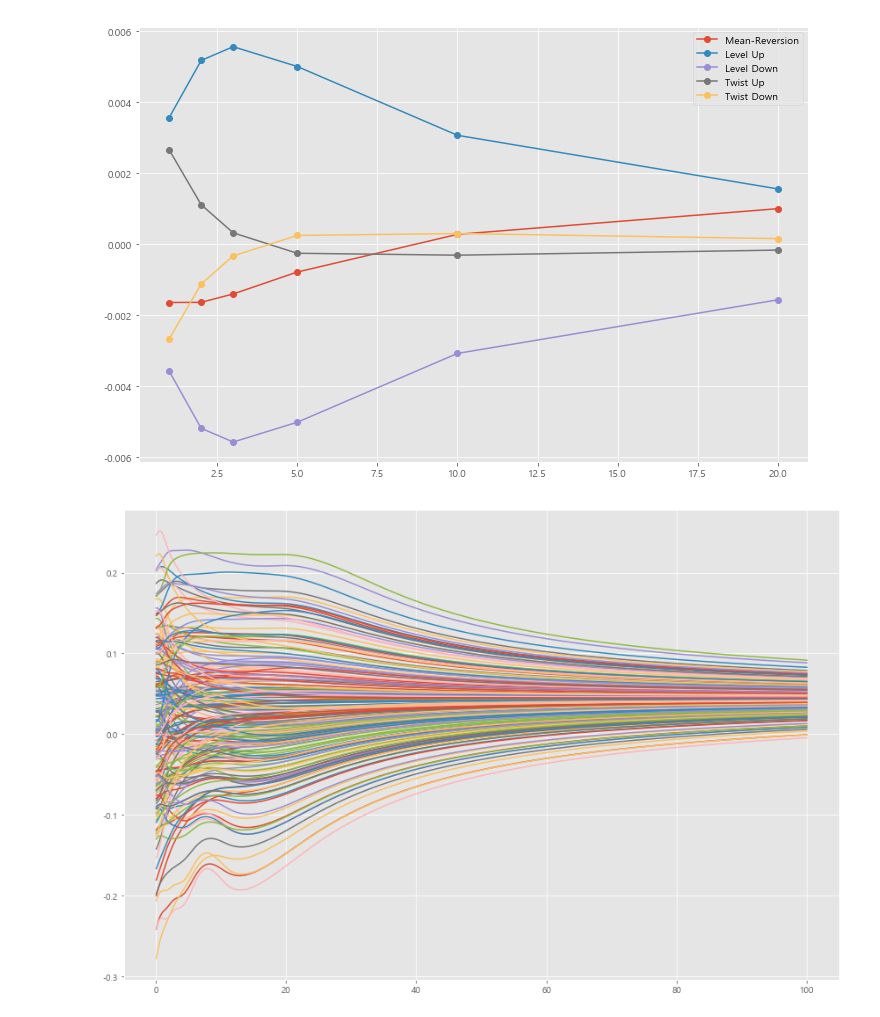
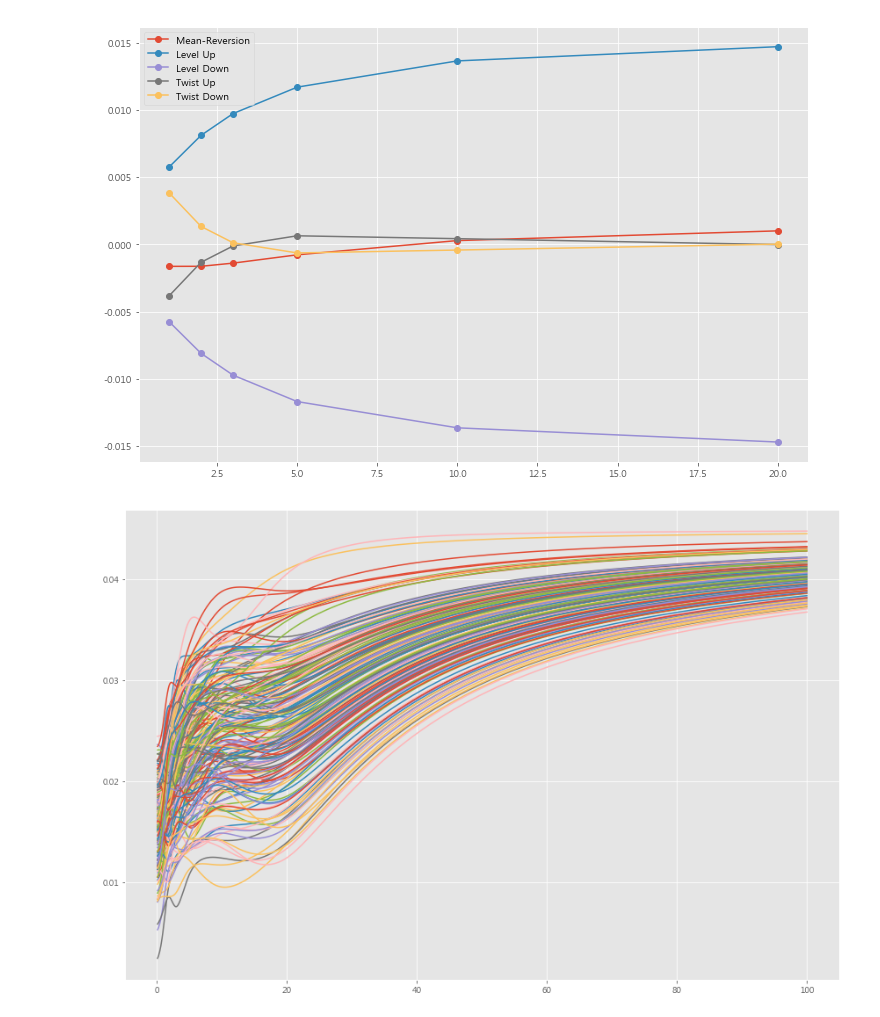
Before and after one commit to lee3jjang/hello-world, a Jupyter notebook: Quantitative Finance/금리시나리오_DNS_V2.ipynb, the cells around one changed output. Saved outputs shown, nothing was run; the diff lists cells and outputs as text; code cells hidden in the pictures.

```diff
--- a/Quantitative Finance/금리시나리오_DNS_V2.ipynb
+++ b/Quantitative Finance/금리시나리오_DNS_V2.ipynb
@@ -120,14 +120,15 @@ class DNS(KalmanFilter):
         self.params = params
         lambda_, eps, kappa1, kappa2, kappa3, theta1, theta2, theta3, sigma11, sigma21, sigma22, sigma31, sigma32, sigma33 = params
         dt, tau = self.dt, self.tau
+        S = np.array([[sigma11, 0, 0],
+                      [sigma21, sigma22, 0],
+                      [sigma31, sigma32, sigma33]])
 
         A = np.array([[1-kappa1*dt, 0, 0],
                       [0, 1-kappa2*dt, 0],
                       [0, 0, 1-kappa3*dt]])
         B = np.array([kappa1*theta1*dt, kappa2*theta2*dt, kappa3*theta3*dt])
-        Q = np.array([[sigma11**2, sigma21, sigma31],
-                      [sigma21, sigma22**2, sigma32],
-                      [sigma31, sigma32, sigma33**2]])*dt
+        Q = S@S.T*dt
         H = np.array([[1, (1-np.exp(-lambda_*t))/(lambda_*t), (1-np.exp(-lambda_*t))/(lambda_*t)-np.exp(-lambda_*t)] for t in tau])
         G = np.zeros(len(tau))
         R = np.identity(len(tau))*eps**2
@@ -165,7 +166,7 @@ initParams = np.array([lambda_, eps,
 
 kf = DNS(initParams, tau, dt)
 # %%
-# 충격 시나리오
+# 금리 충격 시나리오
 X0 = np.array([L0, S0, C0])
 Theta = np.array([theta1, theta2, theta3])
 Sigma = np.array([[sigma11, 0, 0],
@@ -173,50 +174,50 @@ Sigma = np.array([[sigma11, 0, 0],
                   [sigma31, sigma32, sigma33]])
 K = np.diag([kappa1, kappa2, kappa3])
 K_inv = np.diag([1/kappa1, 1/kappa2, 1/kappa3])
-exp_K = np.exp(-K)
+exp_K = np.diag(np.exp([-kappa1, -kappa2, -kappa3]))
 I_3 = np.identity(3)
-ones_3 = np.ones([3,3])
-
 
 # 평균회귀 충격시나리오
-평균회귀 = (ones_3-exp_K)@(Theta-X0)
+평균회귀 = (I_3-exp_K)@(Theta-X0)
 
 # M
-M = K_inv@(ones_3-exp_K)@Sigma
+M = K_inv@(I_3-exp_K)@Sigma
 
 # W
 LOT = 20
-a = sum([(1-np.exp(-lambda_*tau))/(lambda_*tau) for tau in range(1, LOT+1)])
-b = sum([(1-np.exp(-lambda_*tau))/(lambda_*tau)-np.exp(-lambda_*tau) for tau in range(1, LOT+1)])
+a = sum([(1-np.exp(-lambda_*t))/(lambda_*t) for t in range(1, LOT+1)])
+b = sum([(1-np.exp(-lambda_*t))/(lambda_*t)-np.exp(-lambda_*t) for t in range(1, LOT+1)])
 W = np.diag([LOT, a, b])
 
 # N
 N = W@M
-lambda1, lambda2, lambda3 = eig(N)[0]
-e1, e2, e3 = eig(N)[1]
+V = N@N.T
+lambda1, lambda2, lambda3 = eig(V)[0]
+e1, e2, e3 = eig(V)[1]
 
 # 수준/기울기 충격시나리오
 H = np.array([[1, (1-np.exp(-lambda_*t))/(lambda_*t), (1-np.exp(-lambda_*t))/(lambda_*t)-np.exp(-lambda_*t)] for t in range(1,LOT+1)])
 S1 = sum(H@M@e1)
 S2 = sum(H@M@e2)
 angle = np.arctan(S2/S1)
 신뢰수준 = 0.995
 수준1 = norm.ppf(신뢰수준)*(np.cos(angle)*M@e1 + np.sin(angle)*M@e2)
 수준2 = -norm.ppf(신뢰수준)*(np.cos(angle)*M@e1 + np.sin(angle)*M@e2)
 기울기1 = norm.ppf(신뢰수준)*(np.cos(angle)*M@e2 - np.sin(angle)*M@e1)
 기울기2 = -norm.ppf(신뢰수준)*(np.cos(angle)*M@e2 - np.sin(angle)*M@e1)
 
 # 그래프
 plt.figure(figsize=(12,8))
 plt.plot(kf.tau, kf.H@평균회귀, '-o', label='Mean-Reversion')
-plt.plot(kf.tau, kf.H@수준1, '-o', label='Level Up')
-plt.plot(kf.tau, kf.H@수준2, '-o', label='Level Down')
-plt.plot(kf.tau, kf.H@기울기1, '-o', label='Twist Up')
-plt.plot(kf.tau, kf.H@기울기2, '-o', label='Twist Down')
+plt.plot(kf.tau, kf.H@수준2, '-o', label='Level Up')
+plt.plot(kf.tau, kf.H@수준1, '-o', label='Level Down')
+plt.plot(kf.tau, kf.H@기울기2, '-o', label='Twist Up')
+plt.plot(kf.tau, kf.H@기울기1, '-o', label='Twist Down')
+
 plt.legend()
 plt.show()
 # %% [output]
-[figure, old version]
+[figure, new version]
 # %%
 # 미래 상태 및 금리데이터 생성
 np.random.seed(20190217)
@@ -246,7 +247,7 @@ plt.tight_layout()
 plt.savefig('금리시나리오_DNS.png')
 plt.show()
 # %% [output]
-[figure, old version]
+[figure, new version]
 # %%
 # 엑셀 export
 writer = pd.ExcelWriter('금리시나리오_DNS.xlsx', 'xlsxwriter')
```
